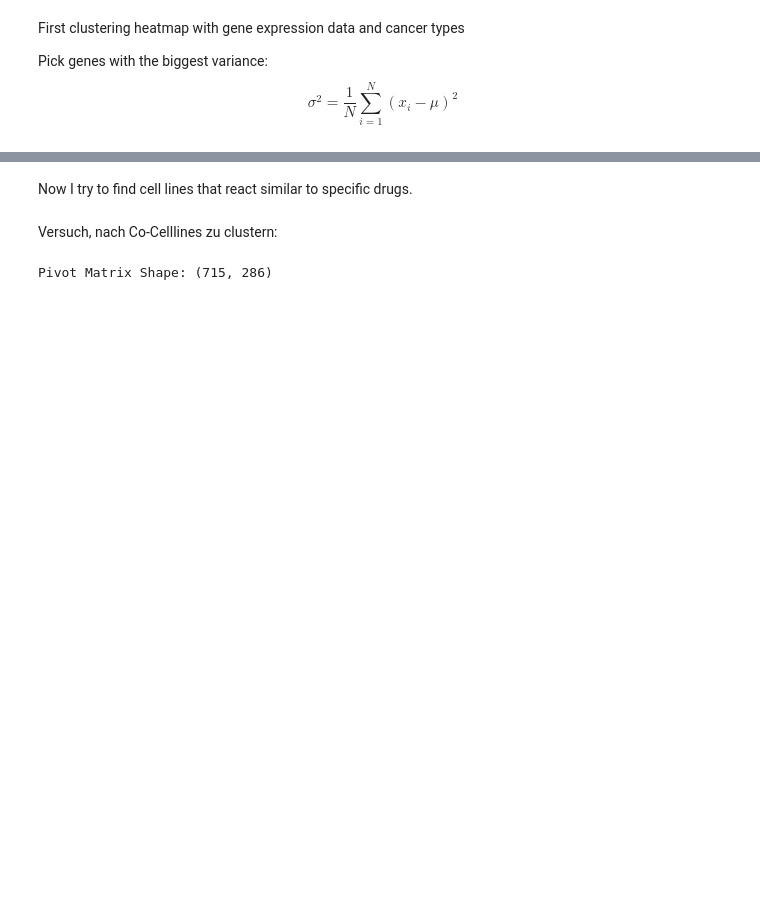
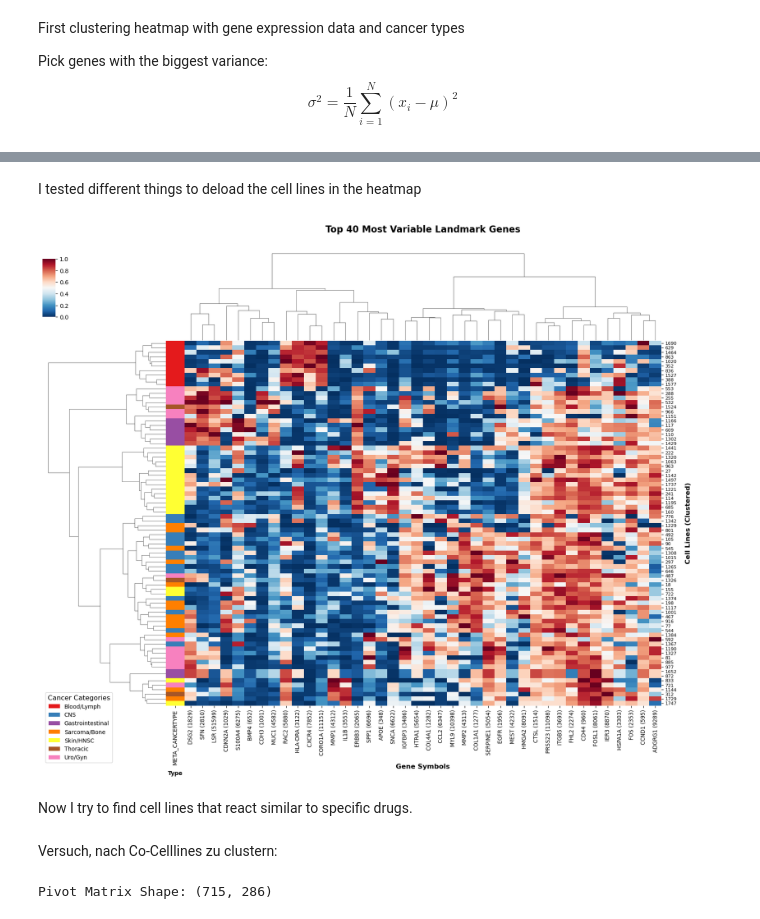
Before and after one commit to s-juross/projekt_genomforschung, a Jupyter notebook: visualization.ipynb, the cells around one changed output, grey strips where cells are left out. Cells and saved outputs as stored; diff of their text form; code cells hidden in the pictures; blank space fills up the shorter version.

Commit message:
improved heatmap clustering among gene expression

```diff
--- a/visualization.ipynb
+++ b/visualization.ipynb
@@ -343,3 +300,62 @@ Clustering large matrix with scipy. Installing `fastcluster` may give better per
+# %% [markdown]
+I tested different things to deload the cell lines in the heatmap
+# %%
+# Option 1: Group by cancer type and take a maximum of 12 random cell lines per group
+#df_balanced = ge_matched.groupby("META_CANCERTYPE").sample(n=12, random_state=42, replace=True).drop_duplicates()
+# Prepare the expression matrix and top genes
+expression_matrix = ge_matched[ge_matched['META_CANCERTYPE'] != 'Other'].filter(regex=r'.* \(.*\)')
+highly_variable_genes = expression_matrix.var().sort_values(ascending=False).head(40).index
+final_heatmap_data = expression_matrix[highly_variable_genes]
+# Map the colors using the updated dictionary
+final_row_colors = ge_matched["META_CANCERTYPE"].map(color_dict_filtered)
+# Option 2: Filter out any cell line with low variance
+row_dynamic_range = expression_matrix[highly_variable_genes].var(axis=1)
+top_quality_cell_lines = row_dynamic_range.sort_values(ascending=False).head(80).index
+df_final_qc = ge_matched.loc[top_quality_cell_lines]
+final_heatmap_data = df_final_qc[highly_variable_genes]
+final_row_colors = df_final_qc["META_CANCERTYPE"].map(color_dict_filtered)
+
+# Create the Clustermap
+cg = sns.clustermap(
+    final_heatmap_data,
+    metric="euclidean",
+    method="ward",
+    cmap="RdBu_r",
+    standard_scale=1,
+    row_colors=final_row_colors,
+    figsize=(16, 13),
+    cbar_pos=(0.01, 0.86, 0.02, 0.11),
+    yticklabels=True,
+    xticklabels=True,
+    rasterized=True
+)
+
+# 6. Formatting Labels
+cg.ax_heatmap.set_xlabel("Gene Symbols", fontsize=12, fontweight='bold', labelpad=15)
+cg.ax_heatmap.set_ylabel("Cell Lines (Clustered)", fontsize=12, fontweight='bold', labelpad=15)
+plt.setp(cg.ax_heatmap.get_xticklabels(), rotation=90, fontsize=9.5)
+plt.setp(cg.ax_heatmap.get_yticklabels(), fontsize=8)
+
+# Clean up the row colors axis text
+cg.ax_row_colors.set_xlabel("Type", fontsize=10, fontweight='bold', labelpad=10)
+cg.ax_row_colors.xaxis.set_label_position('bottom')
+
+# Position the Title
+cg.ax_col_dendrogram.set_title("Top 40 Most Variable Landmark Genes", fontsize=16, fontweight='bold', pad=30)
+
+# 7. Render the Legend (Now dynamically includes 'Other' since it's in the dict!)
+legend_elements = [Patch(facecolor=color_dict_filtered[cat], label=cat) for cat in color_dict_filtered if cat in df_final_qc["META_CANCERTYPE"].unique()]
+cg.figure.legend(
+    handles=legend_elements,
+    title='Cancer Categories',
+    bbox_to_anchor=(0.01, 0.01),
+    loc='lower left',
+    title_fontsize='large',
+    frameon=True
+)
+plt.show()
+# %% [output]
+[figure, added]
 # %% [markdown]
 Now I try to find cell lines that react similar to specific drugs.
 # %%
```
Also changed, not shown: parts of 11 cells of this notebook.
